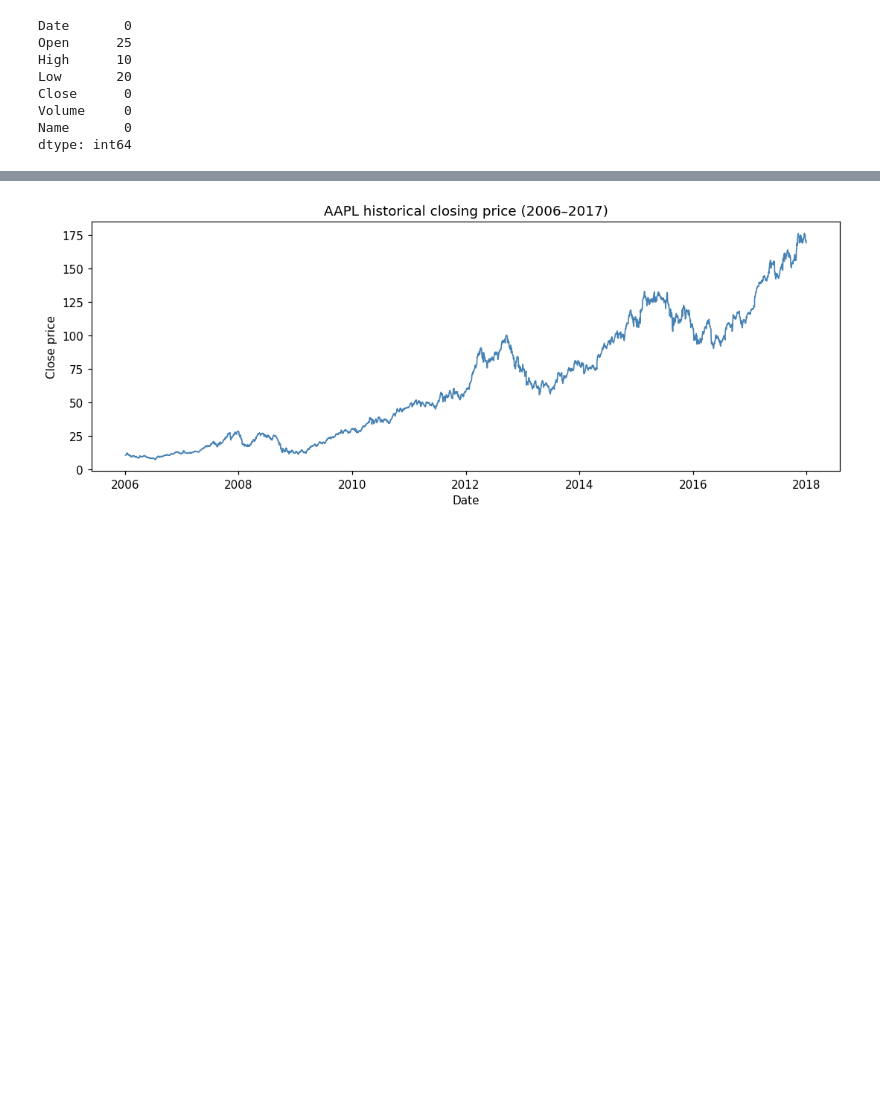
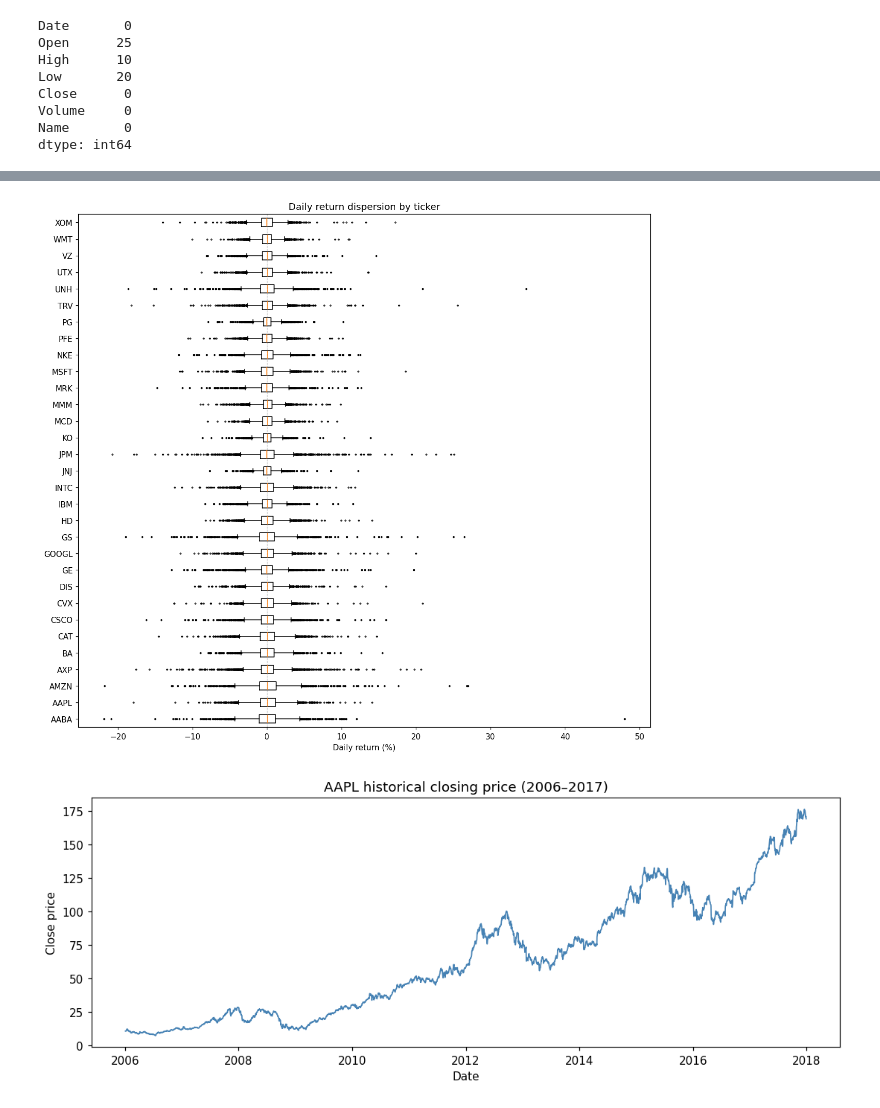
Before and after one commit to ryanrowe2/StockTradingAI-Project, a Jupyter notebook: notebooks/EDA_Preprocessing.ipynb, the cells around one changed output, grey strips where cells are left out. Saved outputs shown, nothing was run; the diff lists cells and outputs as text; code cells hidden in the pictures; blank space fills up the shorter version.

```diff
--- a/notebooks/EDA_Preprocessing.ipynb
+++ b/notebooks/EDA_Preprocessing.ipynb
@@ -79,2 +94,16 @@ plt.show()
+# %%
+# Examine return dispersion within each ticker, never across nominal share prices.
+symbols = sorted(cleaned['Name'].unique())
+ticker_returns = [(group['Close'].pct_change(fill_method=None).dropna() * 100).to_numpy()
+                  for _, group in cleaned.groupby('Name', sort=True)]
+fig, ax = plt.subplots(figsize=(11, 10))
+ax.boxplot(ticker_returns, vert=False, flierprops={'markersize': 1.5})
+ax.set_yticks(range(1, len(symbols) + 1), labels=symbols)
+ax.set(title='Daily return dispersion by ticker', xlabel='Daily return (%)')
+ax.axvline(0, color='gray', linewidth=0.7, linestyle='--')
+plt.tight_layout()
+plt.show()
+# %% [output]
+[figure, added]
 # %%
 # Show the historical closing-price path for one representative symbol.
```
Also changed, not shown: parts of 11 cells of this notebook, 8 other files.
